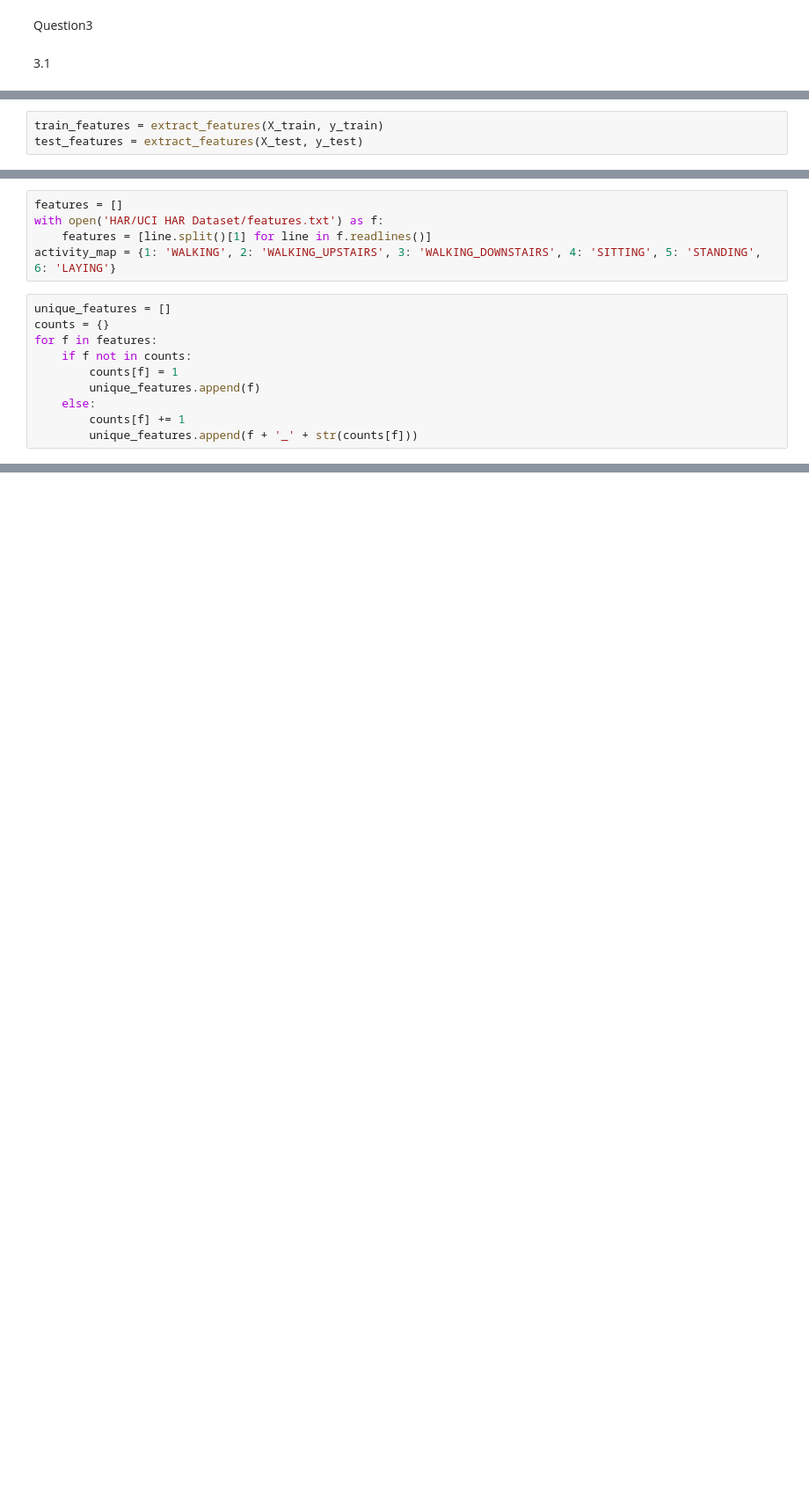
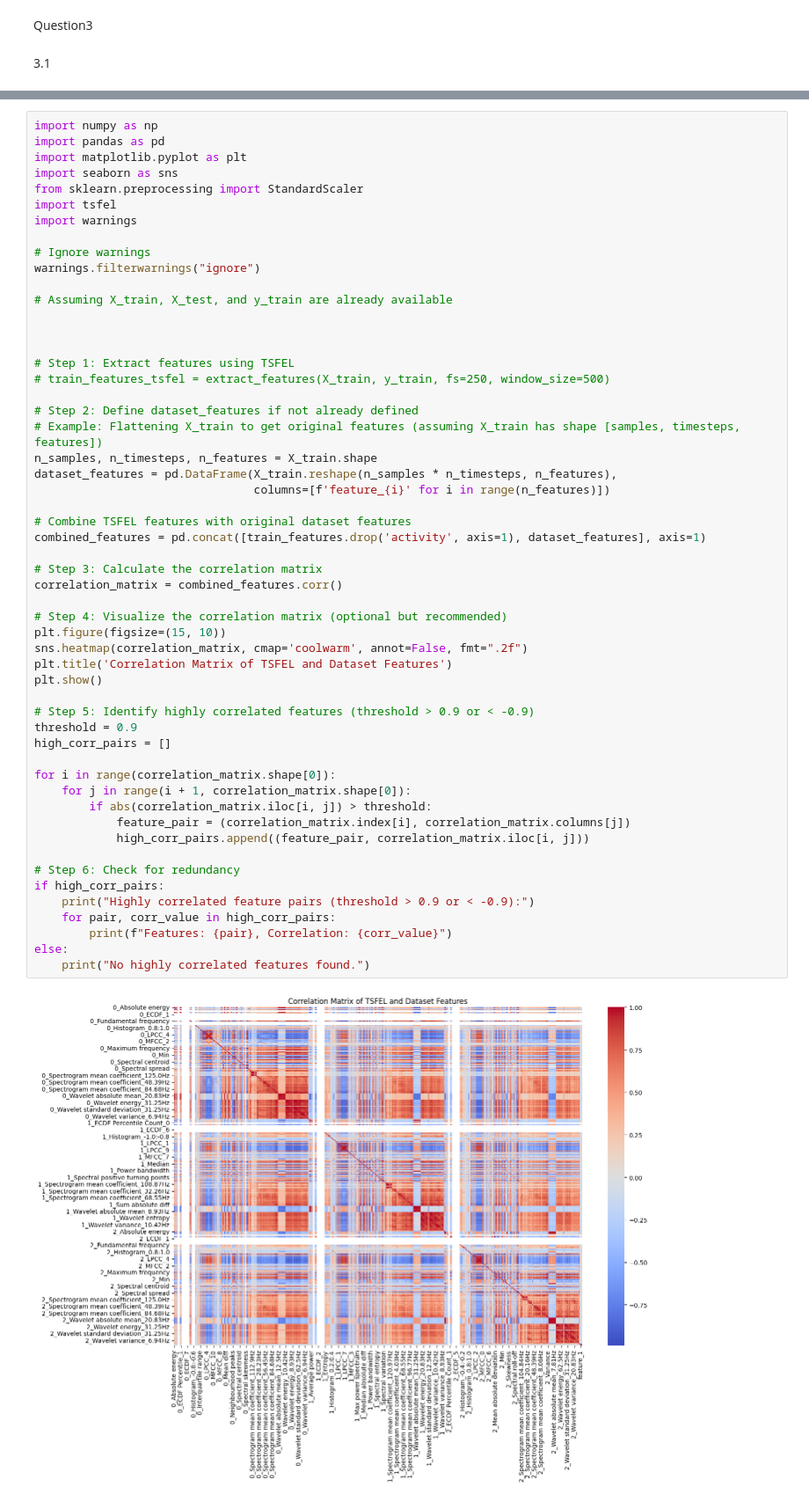
Before and after one commit to rishabh-mondal/es335-24-fall-assignment-1, a Jupyter notebook: final.ipynb, the cells around one changed output, grey strips where cells are left out. Shown at 88% size. Cells and saved outputs as stored; diff of their text form; blank space fills up the shorter version.

```diff
--- a/final.ipynb
+++ b/final.ipynb
@@ -392,3 +321,0 @@ Text(5, 0.6927037037037037, 'Best Accuracy: 0.69')
-# %%
-train_features = extract_features(X_train, y_train)
-test_features = extract_features(X_test, y_test)
@@ -452,15 +321,0 @@ Text(5, 0.8888888888888888, 'Best Accuracy: 0.89')
-# %%
-features = []
-with open('HAR/UCI HAR Dataset/features.txt') as f:
-    features = [line.split()[1] for line in f.readlines()]
-activity_map = {1: 'WALKING', 2: 'WALKING_UPSTAIRS', 3: 'WALKING_DOWNSTAIRS', 4: 'SITTING', 5: 'STANDING', 6: 'LAYING'}
-# %%
-unique_features = []
-counts = {}
-for f in features:
-    if f not in counts:
-        counts[f] = 1
-        unique_features.append(f)
-    else:
-        counts[f] += 1
-        unique_features.append(f + '_' + str(counts[f]))
@@ -553,0 +370,56 @@ It can be observed that across the models, static activities (walking, walking U
+# %%
+import numpy as np
+import pandas as pd
+import matplotlib.pyplot as plt
+import seaborn as sns
+from sklearn.preprocessing import StandardScaler
+import tsfel
+import warnings
+
+# Ignore warnings
+warnings.filterwarnings("ignore")
+
+# Assuming X_train, X_test, and y_train are already available
+
+
+
+# Step 1: Extract features using TSFEL
+# train_features_tsfel = extract_features(X_train, y_train, fs=250, window_size=500)
+
+# Step 2: Define dataset_features if not already defined
+# Example: Flattening X_train to get original features (assuming X_train has shape [samples, timesteps, features])
+n_samples, n_timesteps, n_features = X_train.shape
+dataset_features = pd.DataFrame(X_train.reshape(n_samples * n_timesteps, n_features),
+                                columns=[f'feature_{i}' for i in range(n_features)])
+
+# Combine TSFEL features with original dataset features
+combined_features = pd.concat([train_features.drop('activity', axis=1), dataset_features], axis=1)
+
+# Step 3: Calculate the correlation matrix
+correlation_matrix = combined_features.corr()
+
+# Step 4: Visualize the correlation matrix (optional but recommended)
+plt.figure(figsize=(15, 10))
+sns.heatmap(correlation_matrix, cmap='coolwarm', annot=False, fmt=".2f")
+plt.title('Correlation Matrix of TSFEL and Dataset Features')
+plt.show()
+
+# Step 5: Identify highly correlated features (threshold > 0.9 or < -0.9)
+threshold = 0.9
+high_corr_pairs = []
+
+for i in range(correlation_matrix.shape[0]):
+    for j in range(i + 1, correlation_matrix.shape[0]):
+        if abs(correlation_matrix.iloc[i, j]) > threshold:
+            feature_pair = (correlation_matrix.index[i], correlation_matrix.columns[j])
+            high_corr_pairs.append((feature_pair, correlation_matrix.iloc[i, j]))
+
+# Step 6: Check for redundancy
+if high_corr_pairs:
+    print("Highly correlated feature pairs (threshold > 0.9 or < -0.9):")
+    for pair, corr_value in high_corr_pairs:
+        print(f"Features: {pair}, Correlation: {corr_value}")
+else:
+    print("No highly correlated features found.")
+# %% [output]
+[figure, added]
```
Also changed, not shown: parts of 36 cells of this notebook.
